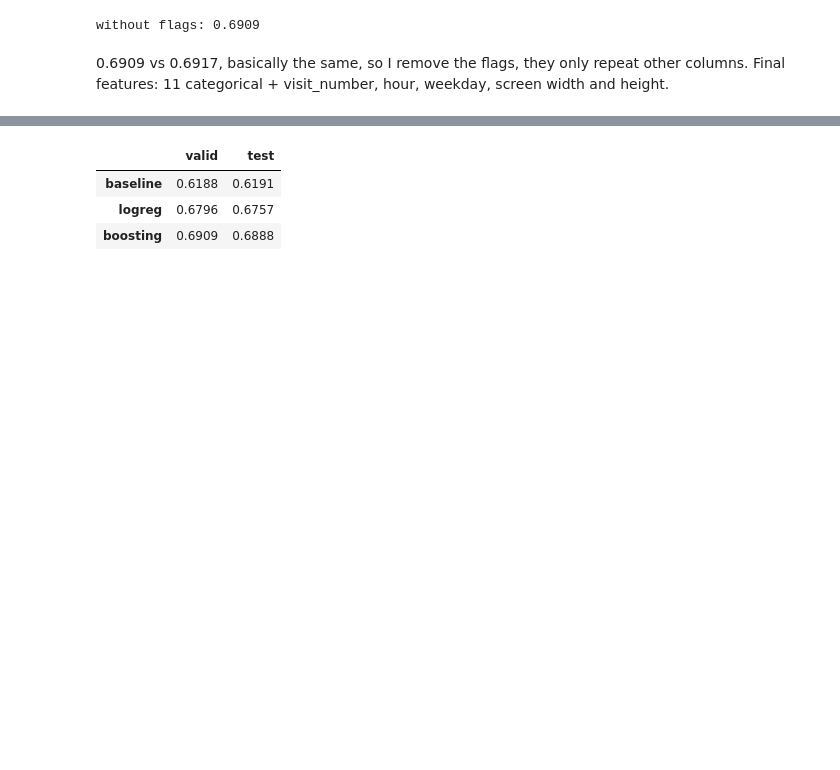
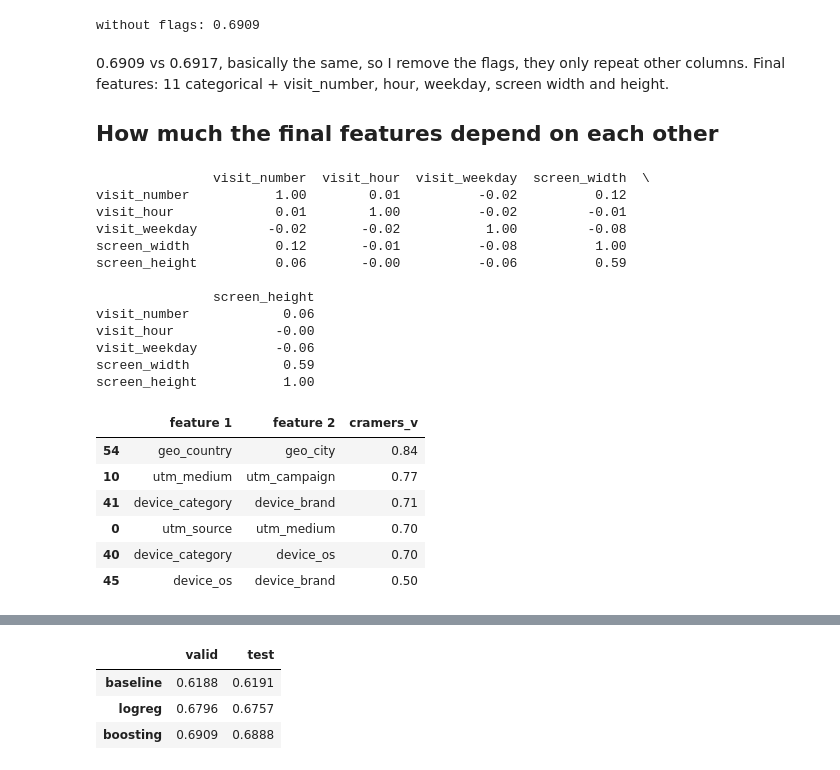
Before and after one commit to Alikonchik-Kaedahara/sber_auto_subscription, a Jupyter notebook: 02_model.ipynb, the cells around one changed output, grey strips where cells are left out. Drawn from its saved outputs; the diff is of its cells as text; code cells hidden in the pictures; blank space fills up the shorter version.

```diff
--- a/02_model.ipynb
+++ b/02_model.ipynb
@@ -323,3 +328,35 @@ print('without flags:', round(roc_auc_score(y_valid, model.predict_proba(X_valid
 without flags: 0.6909
 # %% [markdown]
 0.6909 vs 0.6917, basically the same, so I remove the flags, they only repeat other columns. Final features: 11 categorical + visit_number, hour, weekday, screen width and height.
+
+## How much the final features depend on each other
+# %%
+print(X_train[FINAL_NUM].corr().round(2))
+
+# strongest pairs of the categorical features (Cramer's V from above)
+pairs = []
+for n, a in enumerate(CAT_FEATURES):
+    for b in CAT_FEATURES[n + 1:]:
+        pairs.append({'feature 1': a, 'feature 2': b, 'cramers_v': cramers.loc[a, b]})
+pd.DataFrame(pairs).sort_values('cramers_v', ascending=False).head(6).round(2)
+# %% [output]
+               visit_number  visit_hour  visit_weekday  screen_width  \
+visit_number           1.00        0.01          -0.02          0.12
+visit_hour             0.01        1.00          -0.02         -0.01
+visit_weekday         -0.02       -0.02           1.00         -0.08
+screen_width           0.12       -0.01          -0.08          1.00
+screen_height          0.06       -0.00          -0.06          0.59
+
+               screen_height
+visit_number            0.06
+visit_hour             -0.00
+visit_weekday          -0.06
+screen_width            0.59
+screen_height           1.00
+|  | feature 1 | feature 2 | cramers_v |
+| 54 | geo_country | geo_city | 0.84 |
+| 10 | utm_medium | utm_campaign | 0.77 |
+| 41 | device_category | device_brand | 0.71 |
+| 0 | utm_source | utm_medium | 0.70 |
+| 40 | device_category | device_os | 0.70 |
+| 45 | device_os | device_brand | 0.50 |
```
Also changed, not shown: parts of 15 cells of this notebook.
